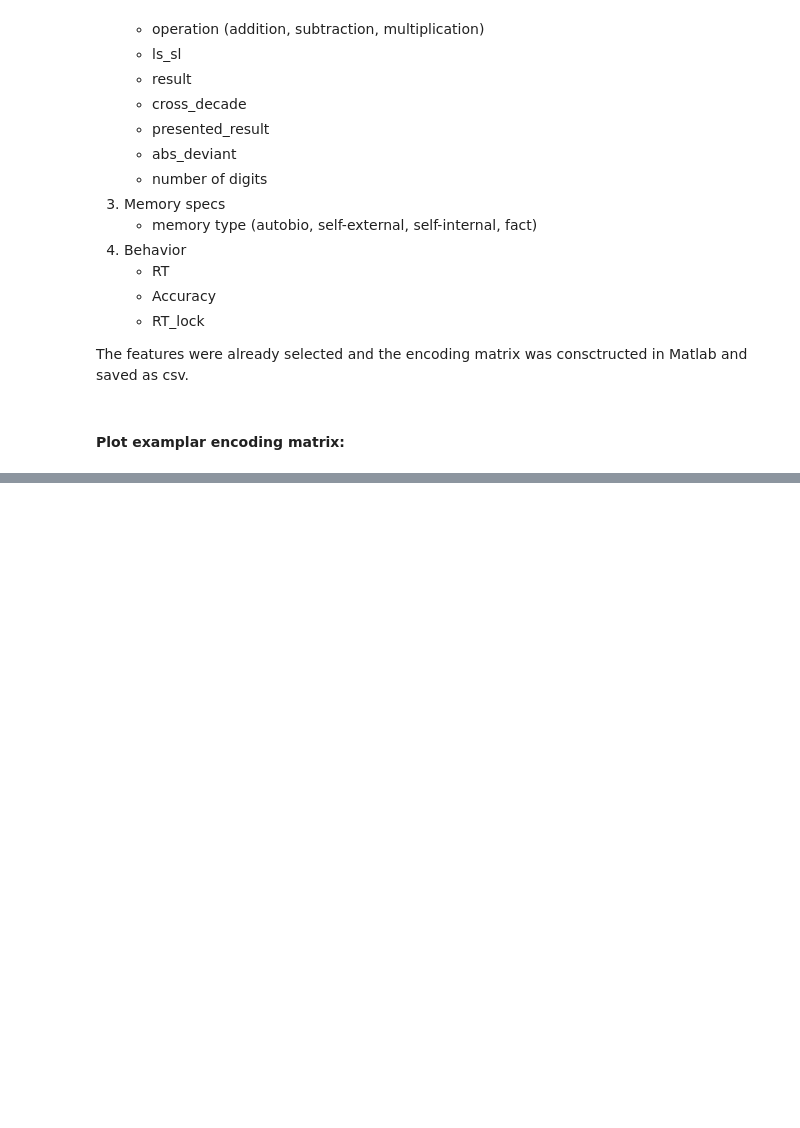
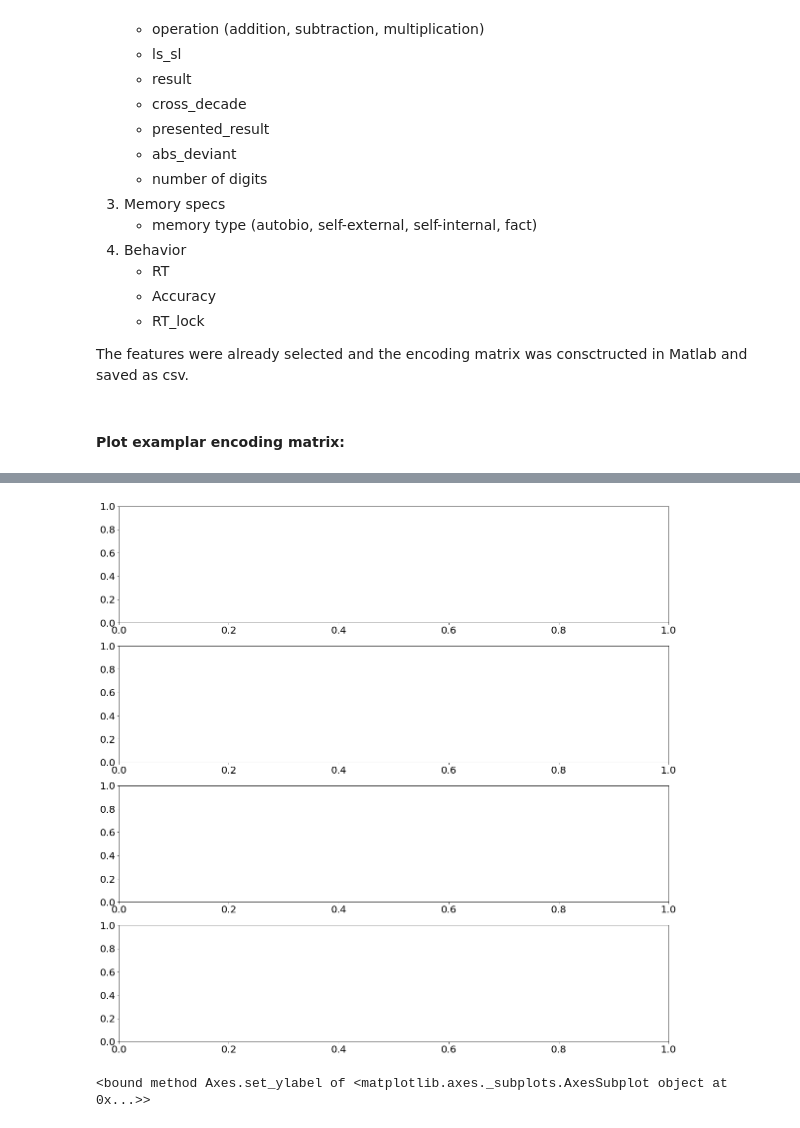
Before and after one commit to pinheirochagas/lbcn_encoding_decoding, a Jupyter notebook: notebooks/encoding_model_pipeline.ipynb, the cells around one changed output, grey strips where cells are left out. Saved outputs shown, nothing was run; the diff lists cells and outputs as text; code cells hidden in the pictures; blank space fills up the shorter version.

```diff
--- a/notebooks/encoding_model_pipeline.ipynb
+++ b/notebooks/encoding_model_pipeline.ipynb
@@ -64,0 +109,8 @@ plt.rcParams.update({'font.size': 20})
+# %%
+fig, ax = plt.subplots(n_blocks,1,figsize=(20, 20))
+# %% [output]
+[figure, added]
+# %%
+ax[0].set_ylabel
+# %% [output]
+<bound method Axes.set_ylabel of <matplotlib.axes._subplots.AxesSubplot object at 0x...>>
```
Also changed, not shown: parts of 11 cells of this notebook.
